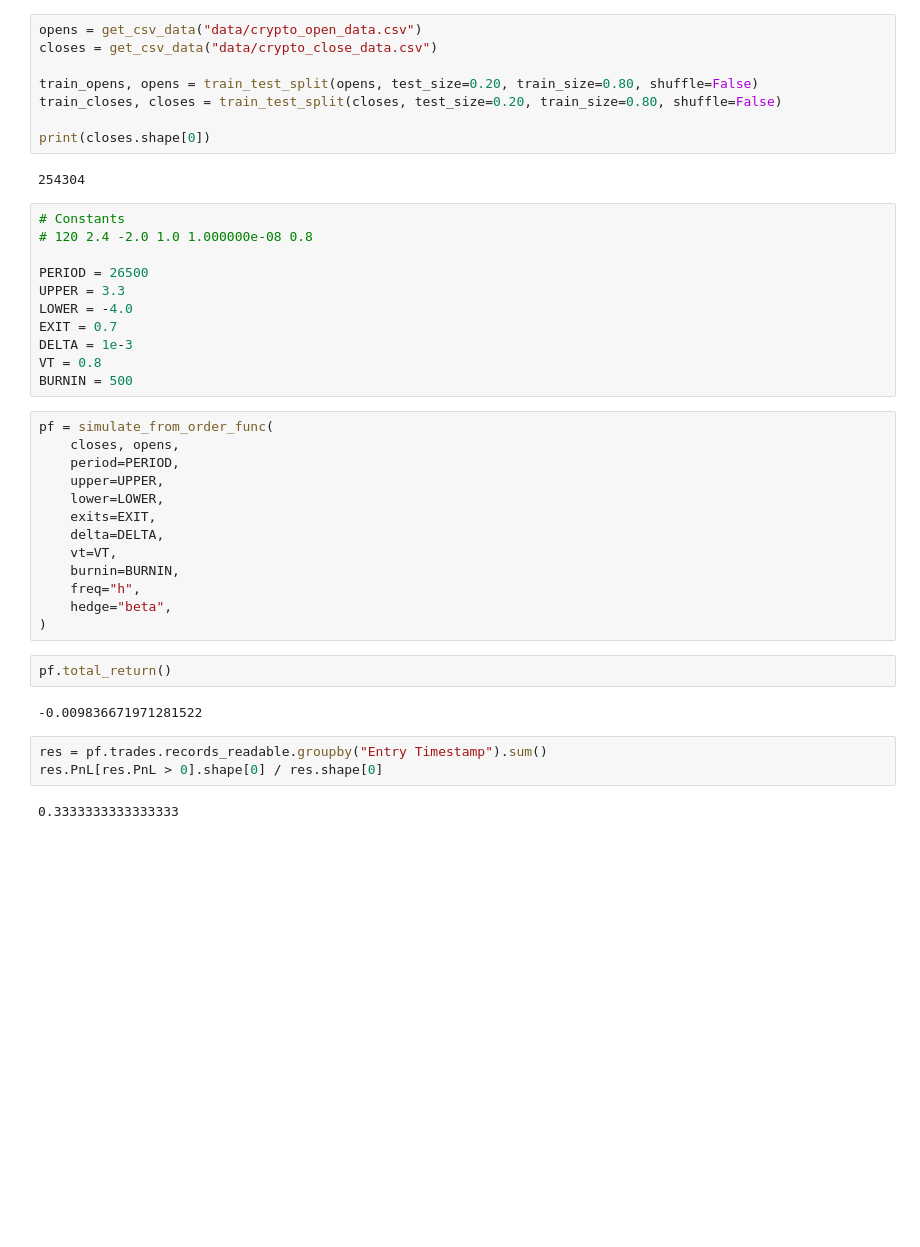
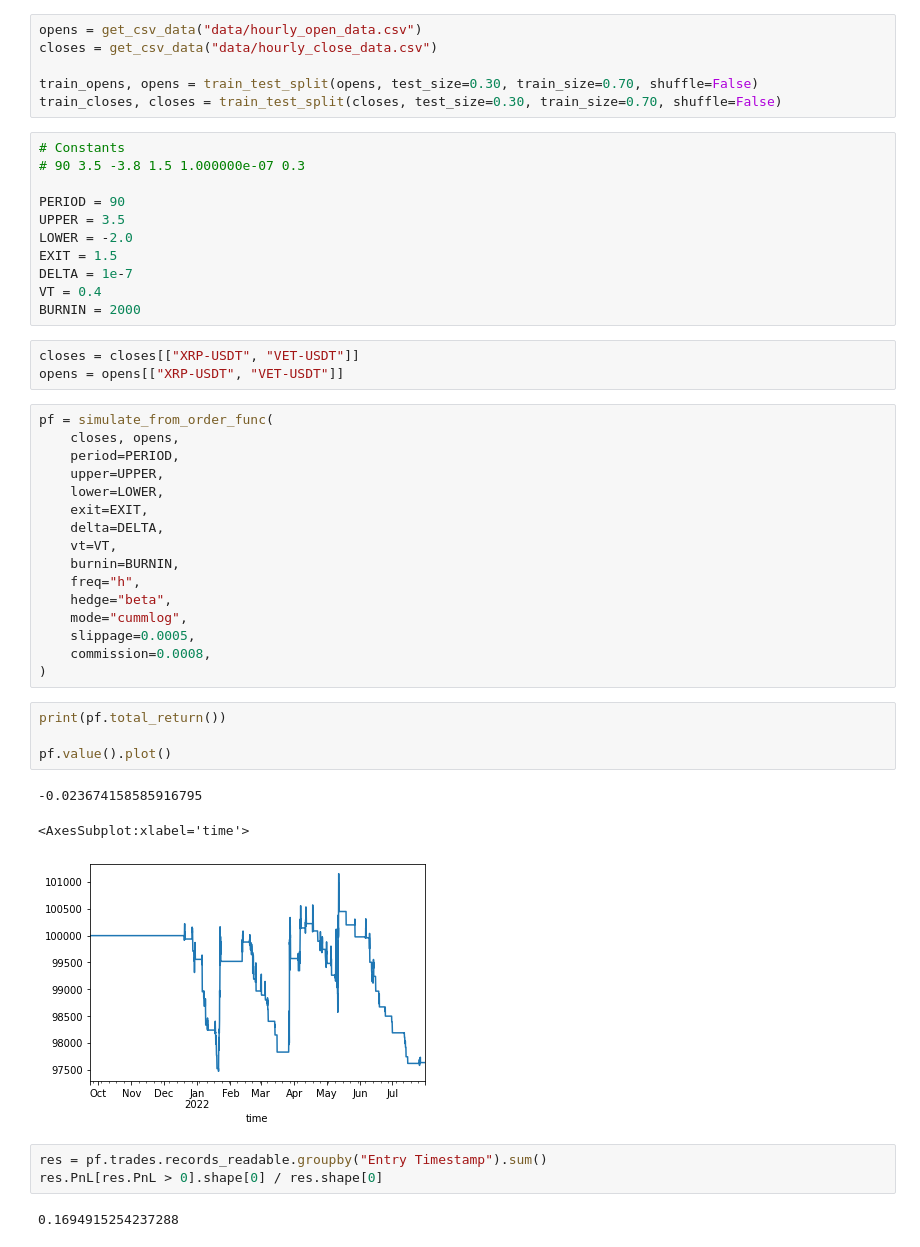
Before and after one commit to jaythequant/VBToptimizers, a Jupyter notebook: review.ipynb, the cells around one changed output. Saved outputs shown, nothing was run; the diff lists cells and outputs as text; blank space fills up the shorter version.

```diff
--- a/review.ipynb
+++ b/review.ipynb
@@ -6,43 +7,49 @@ import pandas as pd
 # %%
-opens = get_csv_data("data/crypto_open_data.csv")
-closes = get_csv_data("data/crypto_close_data.csv")
+opens = get_csv_data("data/hourly_open_data.csv")
+closes = get_csv_data("data/hourly_close_data.csv")
 
-train_opens, opens = train_test_split(opens, test_size=0.20, train_size=0.80, shuffle=False)
-train_closes, closes = train_test_split(closes, test_size=0.20, train_size=0.80, shuffle=False)
-
-print(closes.shape[0])
+train_opens, opens = train_test_split(opens, test_size=0.30, train_size=0.70, shuffle=False)
+train_closes, closes = train_test_split(closes, test_size=0.30, train_size=0.70, shuffle=False)
-# %% [output]
-254304
-# %%
-# Constants
-# 120 2.4 -2.0 1.0 1.000000e-08 0.8
-
-PERIOD = 26500
-UPPER = 3.3
-LOWER = -4.0
-EXIT = 0.7
-DELTA = 1e-3
-VT = 0.8
-BURNIN = 500
+# %%
+# Constants
+# 90 3.5 -3.8 1.5 1.000000e-07 0.3
+
+PERIOD = 90
+UPPER = 3.5
+LOWER = -2.0
+EXIT = 1.5
+DELTA = 1e-7
+VT = 0.4
+BURNIN = 2000
+# %%
+closes = closes[["XRP-USDT", "VET-USDT"]]
+opens = opens[["XRP-USDT", "VET-USDT"]]
 # %%
 pf = simulate_from_order_func(
     closes, opens,
     period=PERIOD,
     upper=UPPER,
     lower=LOWER,
-    exits=EXIT,
+    exit=EXIT,
     delta=DELTA,
     vt=VT,
     burnin=BURNIN,
     freq="h",
     hedge="beta",
+    mode="cummlog",
+    slippage=0.0005,
+    commission=0.0008,
 )
-# %%
-pf.total_return()
-# %% [output]
--0.009836671971281522
+# %%
+print(pf.total_return())
+
+pf.value().plot()
+# %% [output]
+-0.023674158585916795
+<AxesSubplot:xlabel='time'>
+[figure, added]
 # %%
 res = pf.trades.records_readable.groupby("Entry Timestamp").sum()
 res.PnL[res.PnL > 0].shape[0] / res.shape[0]
 # %% [output]
-0.3333333333333333
+0.1694915254237288
```
Also changed, not shown: parts of 4 cells of this notebook, 11 other files.
